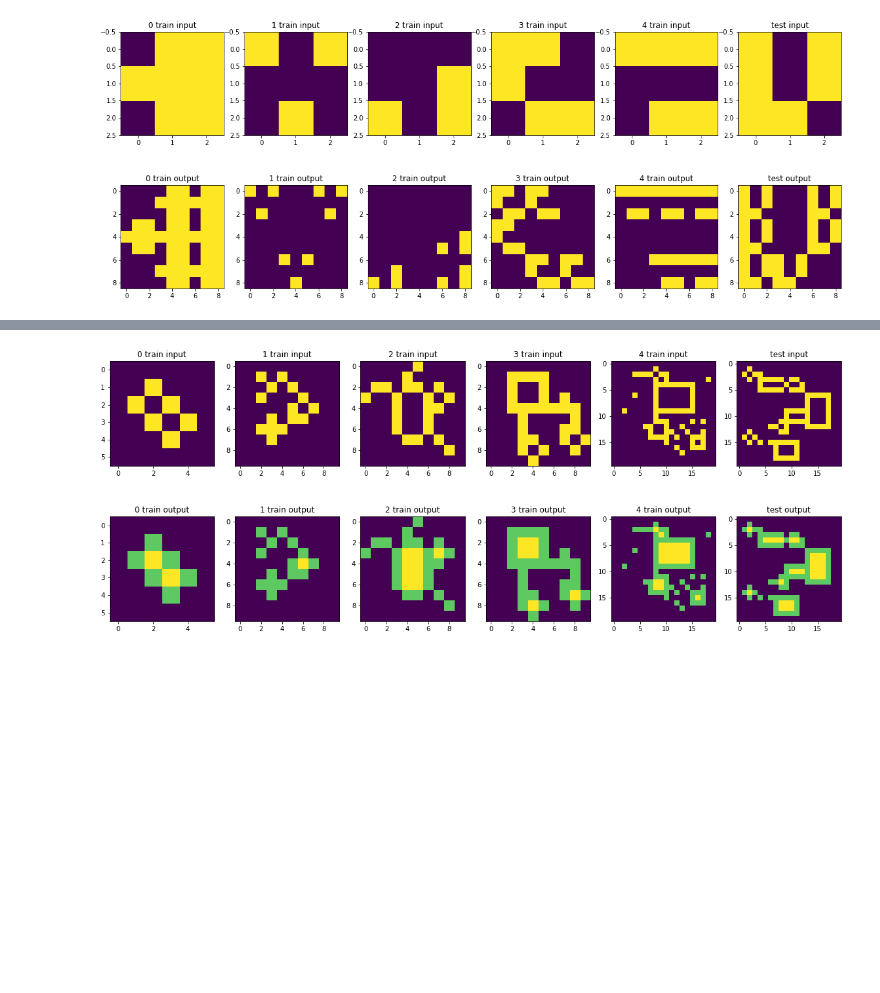
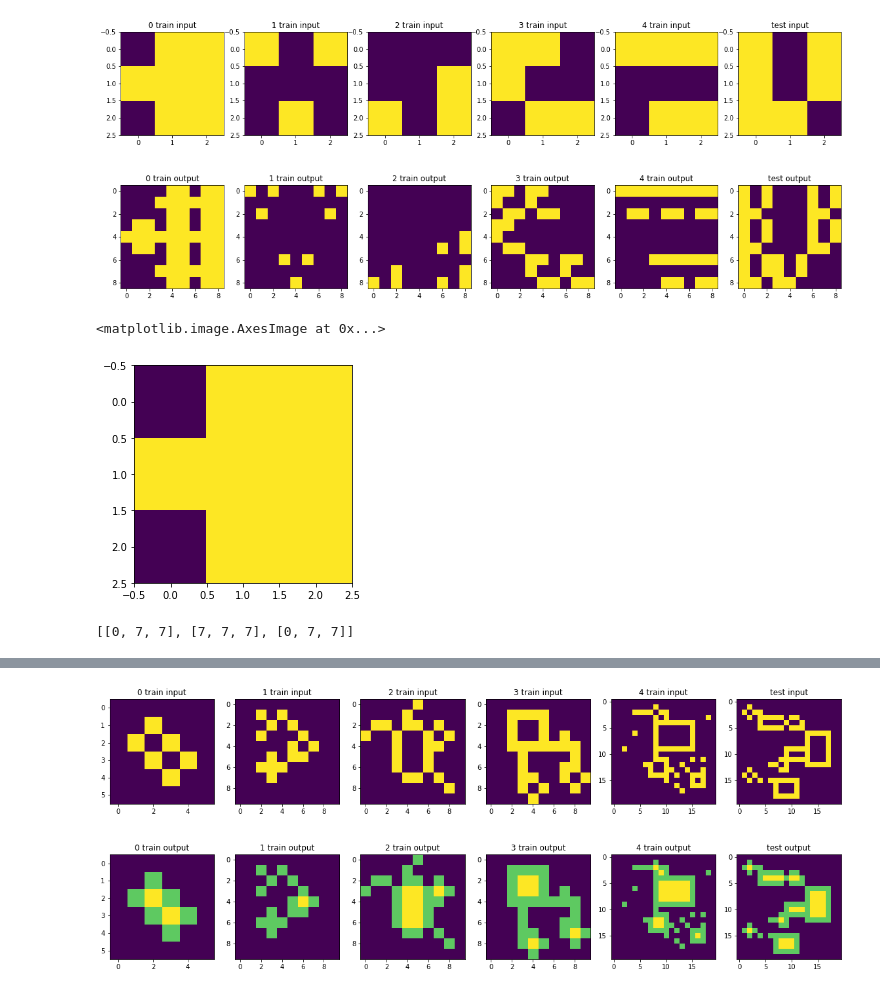
Before and after one commit to ctwayen/ARC, a Jupyter notebook: load data.ipynb, the cells around one changed output, grey strips where cells are left out. Drawn from its saved outputs; the diff is of its cells as text; code cells hidden in the pictures; blank space fills up the shorter version.

```diff
--- a/load data.ipynb
+++ b/load data.ipynb
@@ -53,3 +68,12 @@ def display_task(index):
 display_task(0)
 # %% [output]
 [figure]
+# %%
+plt.imshow(train_input[0][0])
+# %% [output]
+<matplotlib.image.AxesImage at 0x...>
+[figure, added]
+# %%
+train_input[0][0]
+# %% [output]
+[[0, 7, 7], [7, 7, 7], [0, 7, 7]]
```
Also changed, not shown: parts of 8 cells of this notebook, 1 other file.
